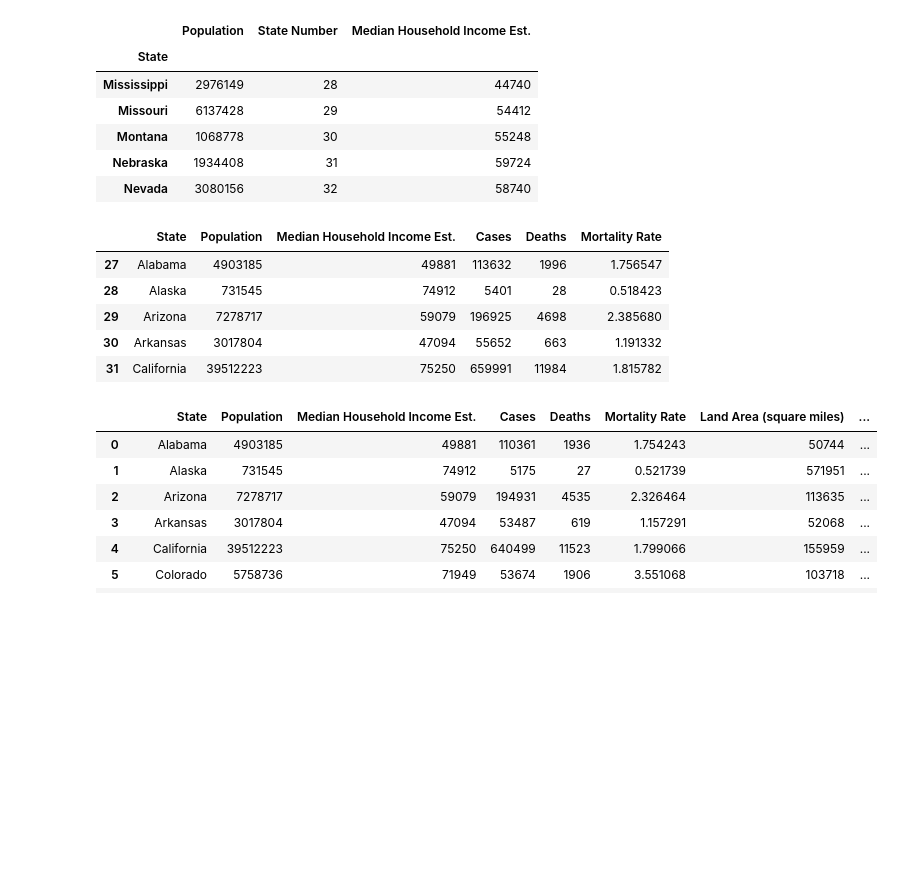
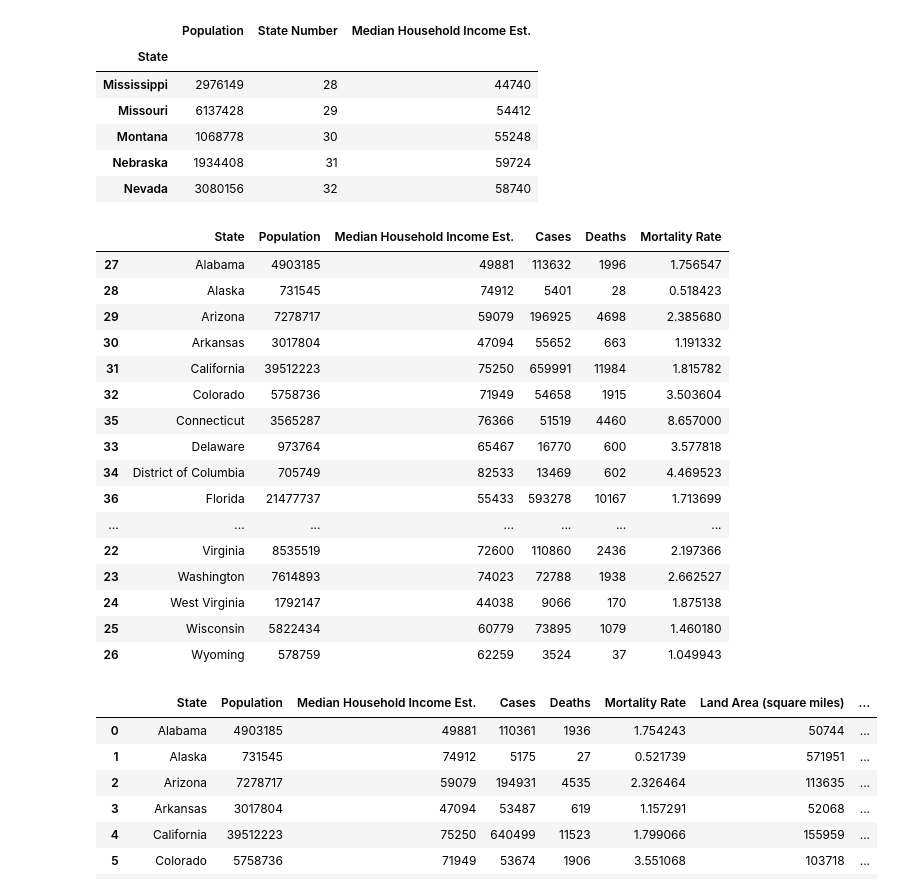
Before and after one commit to ssugiura47/COVID-19, a Jupyter notebook: PROJECT1 DATASET.ipynb, the cells around one changed output. Cells and saved outputs as stored; diff of their text form; code cells hidden in the pictures; blank space fills up the shorter version.

```diff
--- a/PROJECT1 DATASET.ipynb
+++ b/PROJECT1 DATASET.ipynb
@@ -63,22 +63,33 @@ merged_df.head()
 # %%
 df = pd.read_csv("https://raw.githubusercontent.com/nytimes/covid-19-data/master/us-states.csv")
 df.to_csv('covid_data.csv')
 df = df.drop(columns= "fips")
 df = df.rename(columns={"state":"State", "cases": "Cases", "deaths": "Deaths"})
 df = df.groupby(df["State"]).max()
 df = df.reset_index()
 covid_merge = pd.merge(merged_df, df, on = "State")
 covid_merge = covid_merge.drop(columns= ["State Number", "date"])
 covid_merge = covid_merge.sort_values("State")
 covid_merge["Mortality Rate"] = covid_merge["Deaths"]/covid_merge["Cases"]*100
-covid_merge.head()
+covid_merge
 # %% [output]
 |  | State | Population | Median Household Income Est. | Cases | Deaths | Mortality Rate |
 | 27 | Alabama | 4903185 | 49881 | 113632 | 1996 | 1.756547 |
 | 28 | Alaska | 731545 | 74912 | 5401 | 28 | 0.518423 |
 | 29 | Arizona | 7278717 | 59079 | 196925 | 4698 | 2.385680 |
 | 30 | Arkansas | 3017804 | 47094 | 55652 | 663 | 1.191332 |
 | 31 | California | 39512223 | 75250 | 659991 | 11984 | 1.815782 |
+| 32 | Colorado | 5758736 | 71949 | 54658 | 1915 | 3.503604 |
+| 35 | Connecticut | 3565287 | 76366 | 51519 | 4460 | 8.657000 |
+| 33 | Delaware | 973764 | 65467 | 16770 | 600 | 3.577818 |
+| 34 | District of Columbia | 705749 | 82533 | 13469 | 602 | 4.469523 |
+| 36 | Florida | 21477737 | 55433 | 593278 | 10167 | 1.713699 |
+| ... | ... | ... | ... | ... | ... | ... |
+| 22 | Virginia | 8535519 | 72600 | 110860 | 2436 | 2.197366 |
+| 23 | Washington | 7614893 | 74023 | 72788 | 1938 | 2.662527 |
+| 24 | West Virginia | 1792147 | 44038 | 9066 | 170 | 1.875138 |
+| 25 | Wisconsin | 5822434 | 60779 | 73895 | 1079 | 1.460180 |
+| 26 | Wyoming | 578759 | 62259 | 3524 | 37 | 1.049943 |
 # %%
 state_size = pd.read_csv("state_size.csv")
 state_size = state_size.drop(columns="index")
```
Also changed, not shown: 5 other files.
